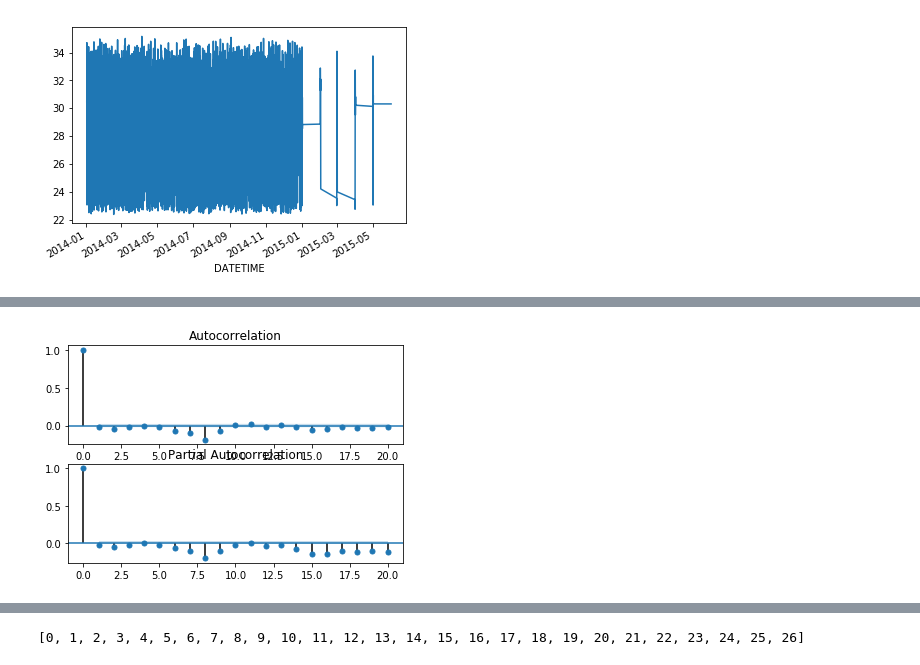
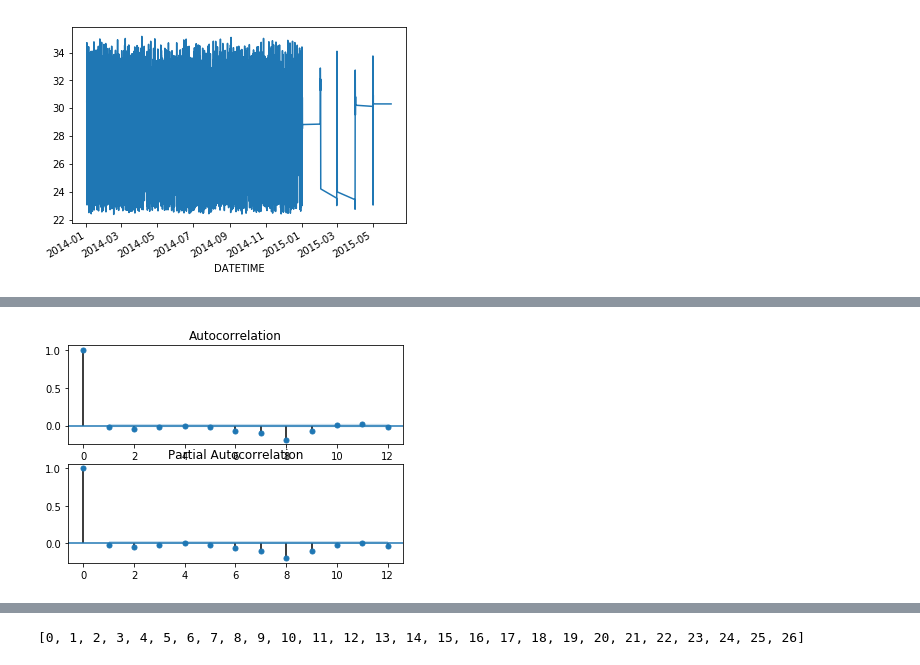
Before and after one commit to PedroCaldeira/CDA2018_G35, a Jupyter notebook: 2nd Assignment/Lab2.ipynb, the cells around one changed output, grey strips where cells are left out. Saved outputs shown, nothing was run; the diff lists cells and outputs as text; code cells hidden in the pictures.

```diff
--- a/2nd Assignment/Lab2.ipynb
+++ b/2nd Assignment/Lab2.ipynb
@@ -86,5 +83,0 @@ trainingTable1.dtypes.count()
-# %%
-# converts datetime into Date format
-trainingTable1['DATETIME'] = pd.to_datetime(trainingTable1['DATETIME'])
-# remove ATT_flag ?
-# trainingTable1.drop('ATT_FLAG')
@@ -216,15 +163,15 @@ trainingTable1.plot()
 # %%
 chg_temp = trainingTable1['F_V2'].diff()
 chg_temp = chg_temp.dropna()
 
 # Plot the ACF and PACF on the same page
 fig, axes = plt.subplots(2,1)
 
 # Plot the ACF
-plot_acf(chg_temp, lags=20, ax=axes[0])
+plot_acf(chg_temp, lags=12, ax=axes[0])
 
 # Plot the PACF
-plot_pacf(chg_temp, lags=20, ax=axes[1])
+plot_pacf(chg_temp, lags=12, ax=axes[1])
 plt.show()
 # %% [output]
-[figure, old version]
+[figure, new version]
```
Also changed, not shown: parts of 67 cells of this notebook.
